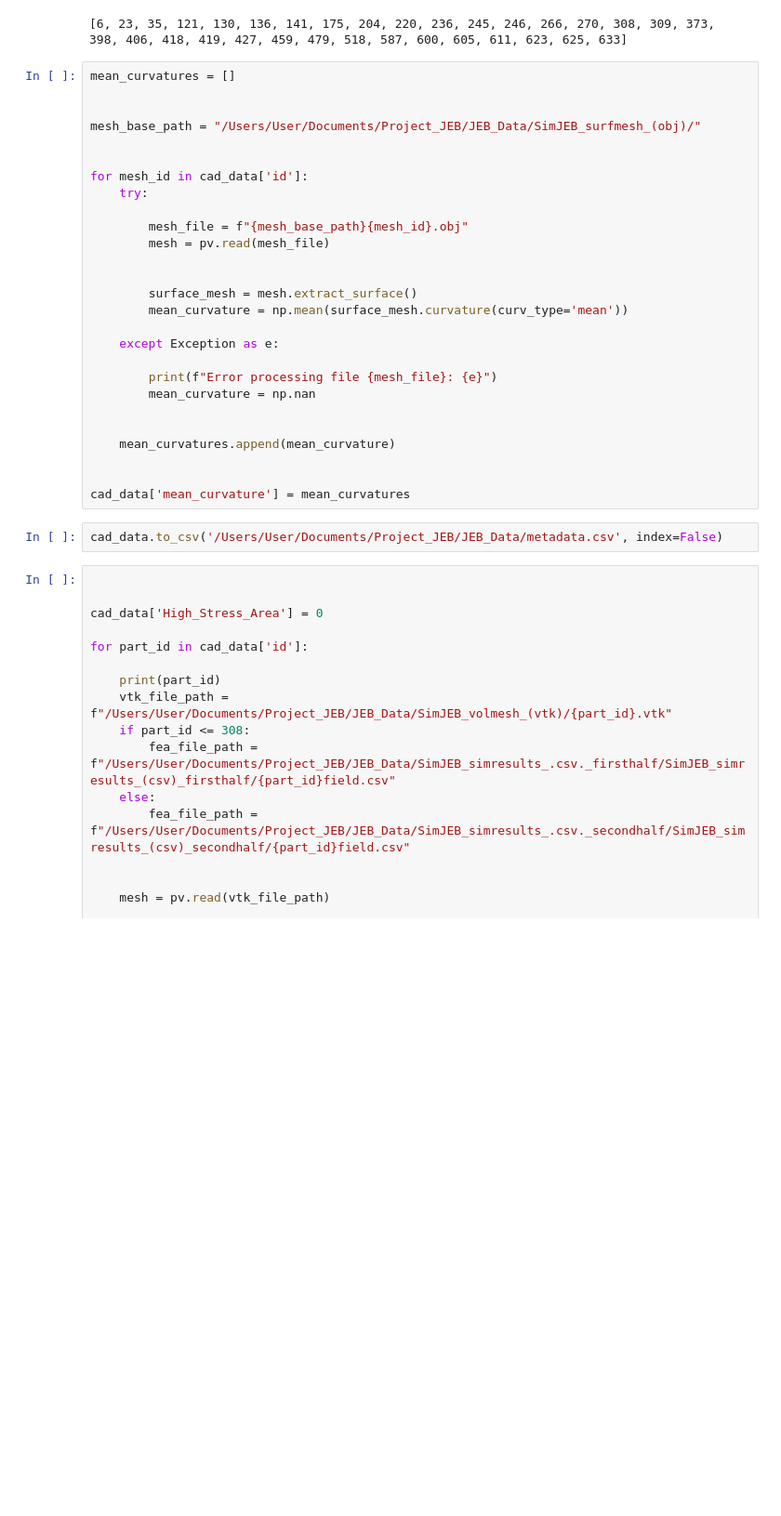
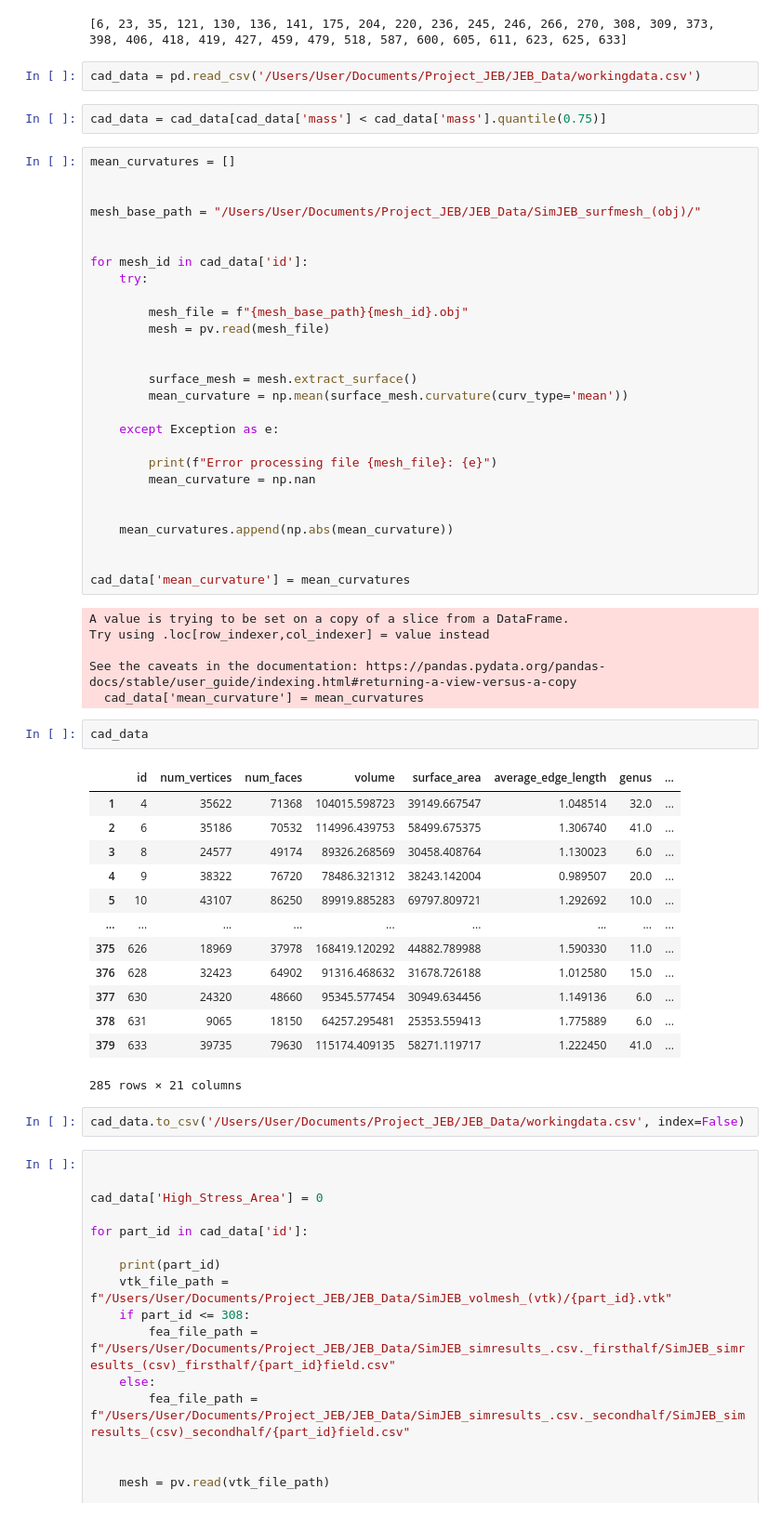
Before and after one commit to mishramlan/JEB-structural-simulation, a Jupyter notebook: Notebooks/Data_Analysis/data_analysis.ipynb, the cells around one changed output. Shown: that part at 93% size. Cells and saved outputs as stored; diff of their text form; blank space fills up the shorter version.

Commit message:
feature:curvature added to workingdata

```diff
--- a/Notebooks/Data_Analysis/data_analysis.ipynb
+++ b/Notebooks/Data_Analysis/data_analysis.ipynb
@@ -457,6 +240,10 @@ for stress_idx in stress_outliers:
 print(outlier_idx)
 # %% [output]
 [6, 23, 35, 121, 130, 136, 141, 175, 204, 220, 236, 245, 246, 266, 270, 308, 309, 373, 398, 406, 418, 419, 427, 459, 479, 518, 587, 600, 605, 611, 623, 625, 633]
+# %%
+cad_data = pd.read_csv('/Users/User/Documents/Project_JEB/JEB_Data/workingdata.csv')
+# %%
+cad_data = cad_data[cad_data['mass'] < cad_data['mass'].quantile(0.75)]
 # %%
 mean_curvatures = []
 
@@ -480,12 +267,34 @@ for mesh_id in cad_data['id']:
         mean_curvature = np.nan
 
 
-    mean_curvatures.append(mean_curvature)
+    mean_curvatures.append(np.abs(mean_curvature))
 
 
 cad_data['mean_curvature'] = mean_curvatures
+# %% [output]
+A value is trying to be set on a copy of a slice from a DataFrame.
+Try using .loc[row_indexer,col_indexer] = value instead
+
+See the caveats in the documentation: https://pandas.pydata.org/pandas-docs/stable/user_guide/indexing.html#returning-a-view-versus-a-copy
+  cad_data['mean_curvature'] = mean_curvatures
+# %%
+cad_data
+# %% [output]
+|  | id | num_vertices | num_faces | volume | surface_area | average_edge_length | genus | ... |
+| 1 | 4 | 35622 | 71368 | 104015.598723 | 39149.667547 | 1.048514 | 32.0 | ... |
+| 2 | 6 | 35186 | 70532 | 114996.439753 | 58499.675375 | 1.306740 | 41.0 | ... |
+| 3 | 8 | 24577 | 49174 | 89326.268569 | 30458.408764 | 1.130023 | 6.0 | ... |
+| 4 | 9 | 38322 | 76720 | 78486.321312 | 38243.142004 | 0.989507 | 20.0 | ... |
+| 5 | 10 | 43107 | 86250 | 89919.885283 | 69797.809721 | 1.292692 | 10.0 | ... |
+| ... | ... | ... | ... | ... | ... | ... | ... | ... |
+| 375 | 626 | 18969 | 37978 | 168419.120292 | 44882.789988 | 1.590330 | 11.0 | ... |
+| 376 | 628 | 32423 | 64902 | 91316.468632 | 31678.726188 | 1.012580 | 15.0 | ... |
+| 377 | 630 | 24320 | 48660 | 95345.577454 | 30949.634456 | 1.149136 | 6.0 | ... |
+| 378 | 631 | 9065 | 18150 | 64257.295481 | 25353.559413 | 1.775889 | 6.0 | ... |
+| 379 | 633 | 39735 | 79630 | 115174.409135 | 58271.119717 | 1.222450 | 41.0 | ... |
+285 rows × 21 columns
 # %%
-cad_data.to_csv('/Users/User/Documents/Project_JEB/JEB_Data/metadata.csv', index=False)
+cad_data.to_csv('/Users/User/Documents/Project_JEB/JEB_Data/workingdata.csv', index=False)
 # %%
 
 
```
Also changed, not shown: parts of 15 cells of this notebook, 4 other files.
